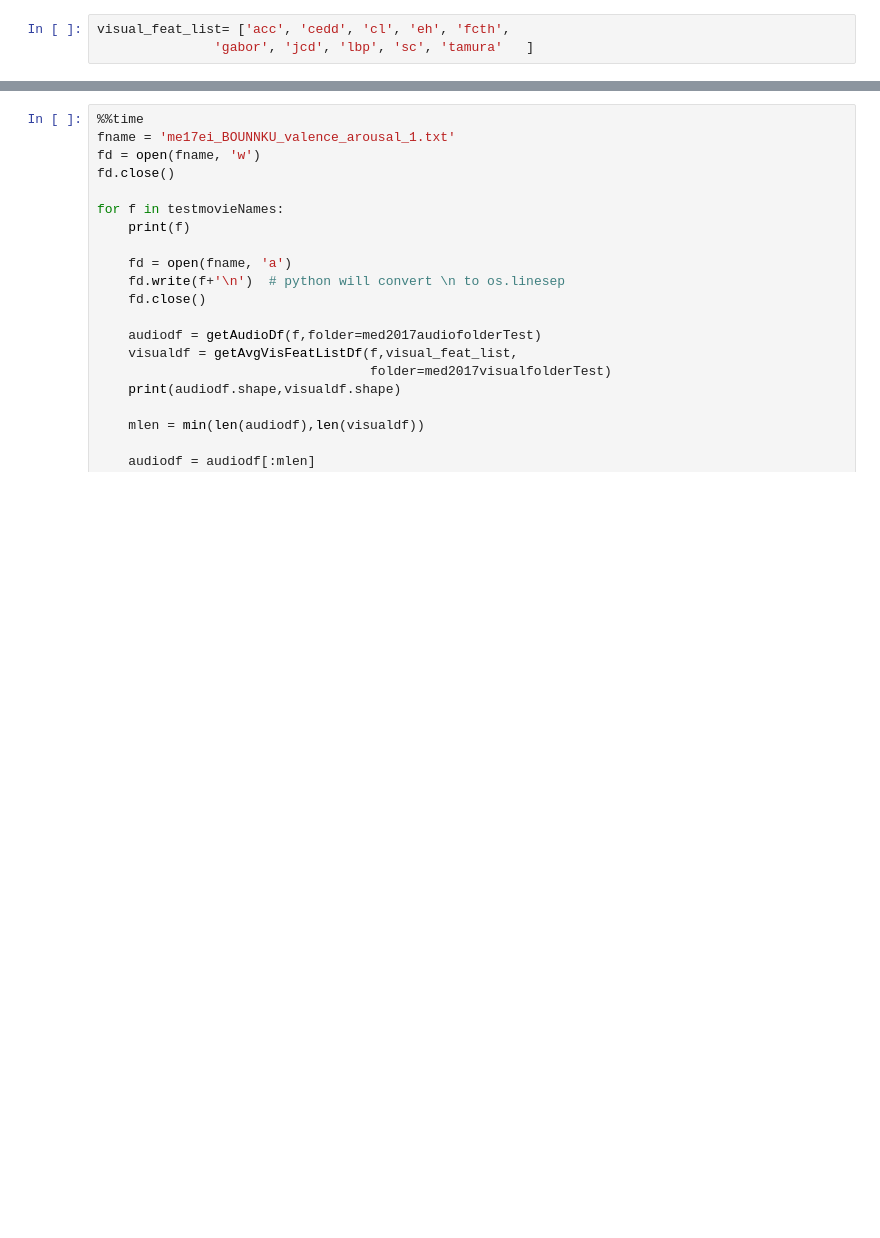
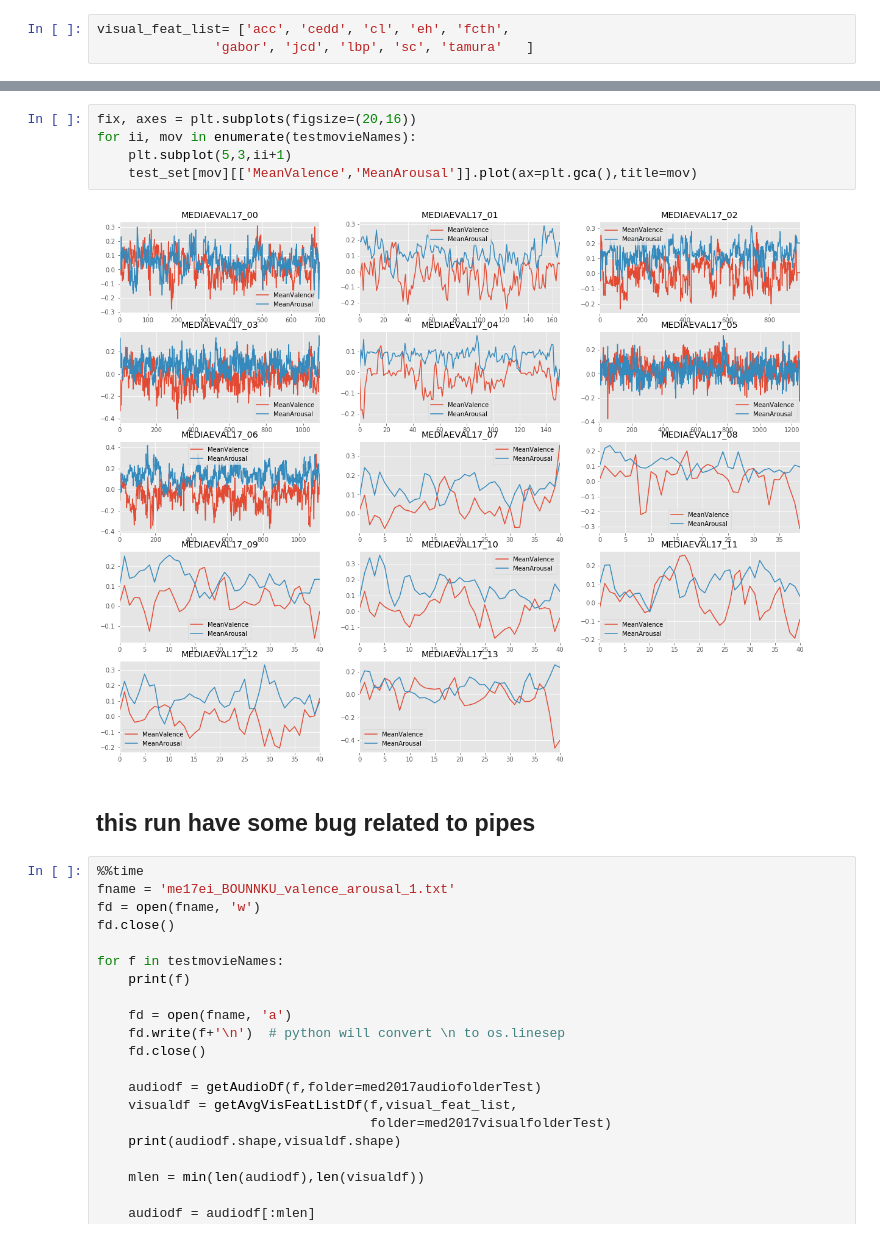
Before and after one commit to yasolix/cinevis, a Jupyter notebook: mediaeval/Valence-Arousal Prediction-ibm.ipynb, the cells around one changed output, grey strips where cells are left out. Cells and saved outputs as stored; diff of their text form; blank space fills up the shorter version.

```diff
--- a/mediaeval/Valence-Arousal Prediction-ibm.ipynb
+++ b/mediaeval/Valence-Arousal Prediction-ibm.ipynb
@@ -1216,3 +1411,12 @@ visual_feat_list= ['acc', 'cedd', 'cl', 'eh', 'fcth',
+# %%
+fix, axes = plt.subplots(figsize=(20,16))
+for ii, mov in enumerate(testmovieNames):
+    plt.subplot(5,3,ii+1)
+    test_set[mov][['MeanValence','MeanArousal']].plot(ax=plt.gca(),title=mov)
+# %% [output]
+[figure, added]
+# %% [markdown]
+## this run have some bug related to pipes
 # %%
 %%time
 fname = 'me17ei_BOUNNKU_valence_arousal_1.txt'
```
Also changed, not shown: parts of 23 cells of this notebook, 1 other file.
